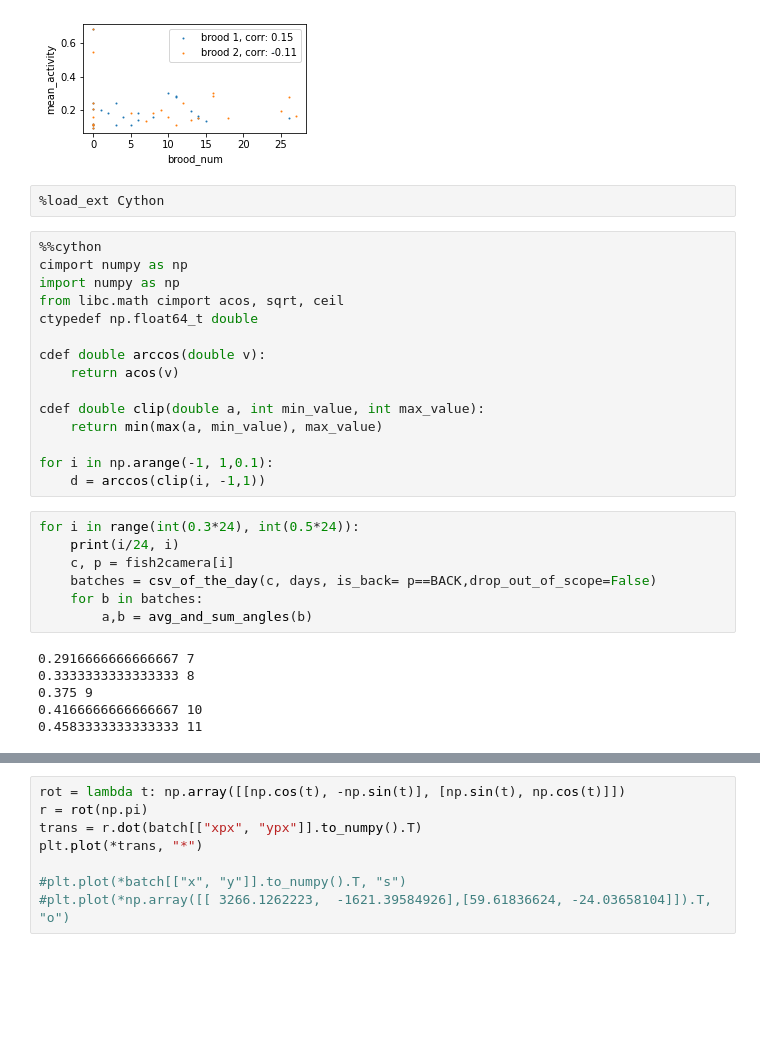
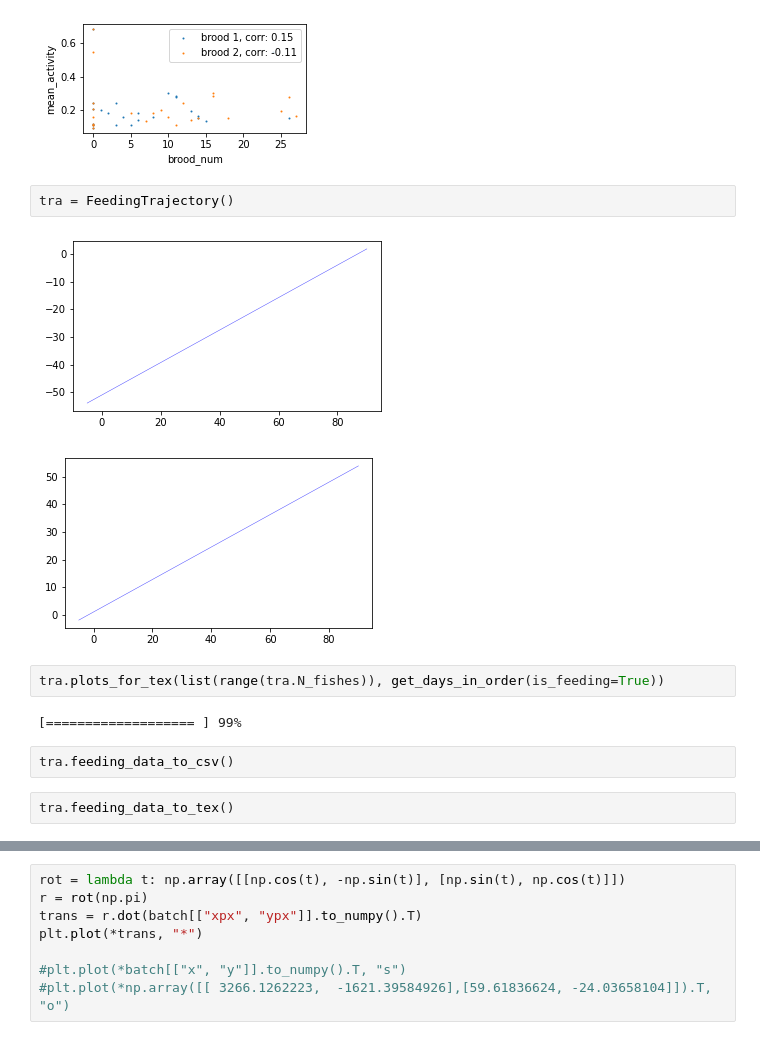
Before and after one commit to UlrikeScherer/Fish-Tracking-Visualization, a Jupyter notebook: Metrics.ipynb, the cells around one changed output, grey strips where cells are left out. Drawn from its saved outputs; the diff is of its cells as text; blank space fills up the shorter version.

```diff
--- a/Metrics.ipynb
+++ b/Metrics.ipynb
@@ -70,33 +83,16 @@ def brood_activity_correlation(livehistory_df):
 brood_activity_correlation(df_update)
 # %% [output]
 [figure]
-# %%
-%load_ext Cython
-# %%
-%%cython
-cimport numpy as np
-import numpy as np
-from libc.math cimport acos, sqrt, ceil
-ctypedef np.float64_t double
-
-cdef double arccos(double v):
-    return acos(v)
-
-cdef double clip(double a, int min_value, int max_value):
-    return min(max(a, min_value), max_value)
-
-for i in np.arange(-1, 1,0.1):
-    d = arccos(clip(i, -1,1))
-# %%
-for i in range(int(0.3*24), int(0.5*24)):
-    print(i/24, i)
-    c, p = fish2camera[i]
-    batches = csv_of_the_day(c, days, is_back= p==BACK,drop_out_of_scope=False)
-    for b in batches:
-        a,b = avg_and_sum_angles(b)
-# %% [output]
-0.2916666666666667 7
-0.3333333333333333 8
-0.375 9
-0.4166666666666667 10
-0.4583333333333333 11
+# %%
+tra = FeedingTrajectory()
+# %% [output]
+[figure, added]
+[figure, added]
+# %%
+tra.plots_for_tex(list(range(tra.N_fishes)), get_days_in_order(is_feeding=True))
+# %% [output]
+[=================== ] 99%
+# %%
+tra.feeding_data_to_csv()
+# %%
+tra.feeding_data_to_tex()
```
Also changed, not shown: parts of 8 cells of this notebook, 5 other files.
